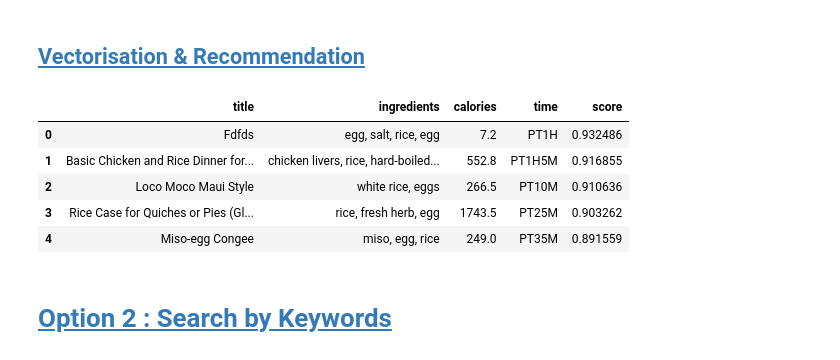
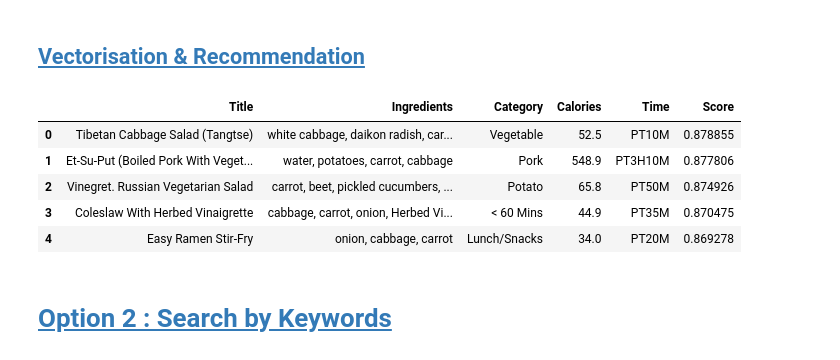
Before and after one commit to anupa-jayakody/Capstone_v3, a Jupyter notebook: Notebooks/Solution 1- Modeling(Word2Vec).ipynb, the cells around one changed output. Saved outputs shown, nothing was run; the diff lists cells and outputs as text; code cells hidden in the pictures.

```diff
--- a/Notebooks/Solution 1- Modeling(Word2Vec).ipynb
+++ b/Notebooks/Solution 1- Modeling(Word2Vec).ipynb
@@ -83,7 +83,7 @@ import string
 [nltk_data]   Package stopwords is already up-to-date!
 # %%
 #loading the cleaned dataset
-recipes = pd.read_csv('C:/Users/e312995/OneDrive - WESCO DISTRIBUTION/Documents/PERSONAL/BRAINSTATION/CAPSTONE/Datasets/recipes_cleaned.csv')
+recipes = pd.read_csv('../Docs/Datasets/recipes_cleaned.csv')
 # %%
 #checking
 recipes.shape
@@ -389,7 +382,7 @@ def recommender(user_input):
 
 
 
-            recommendation= pd.DataFrame( columns=['title','ingredients', 'calories', 'time', 'score'] ) #dataframe with columns
+            recommendation= pd.DataFrame( columns=['Title','Ingredients', 'Category', 'Calories', 'Time', 'Score'] ) #dataframe with columns
 
 
             for i in top_recipes: #defining the data for each recommendation
@@ -399,31 +392,34 @@ def recommender(user_input):
                 calories = recipes['Calories'].iloc[i]
                 time= recipes['TotalTime'].iloc[i]
                 ingredients = recipes['RecipeIngredientParts'].iloc[i]
+                category= recipes['RecipeCategory'].iloc[i]
                 score= cosine_similarities[0][i]
-                recommendation = recommendation.append(
-                                {'title': title,
-                                'ingredients': ingredients,
-                                'calories' : calories,
-                                'time' : time,
-                                'score': score},
-                                     ignore_index=True)
+
+                recommendation = pd.concat([recommendation,pd.DataFrame(
+                                    {'Title': [title],
+                                    'Ingredients': [ingredients],
+                                    'Category' : [category],
+                                    'Calories': [calories],
+                                     'Time': [time],
+                                     'Score': [score]})],
+                                        ignore_index=True)
 
 
 
 
     return recommendation
 # %%
-user_input = 'cheese', 'hamburger'
+user_input = 'cabbage', 'carrot'
 
 
 recommender(user_input)
 # %% [output]
-|  | title | ingredients | calories | time | score |
-| 0 | Fdfds | egg, salt, rice, egg | 7.2 | PT1H | 0.932486 |
-| 1 | Basic Chicken and Rice Dinner for... | chicken livers, rice, hard-boiled... | 552.8 | PT1H5M | 0.916855 |
-| 2 | Loco Moco Maui Style | white rice, eggs | 266.5 | PT10M | 0.910636 |
-| 3 | Rice Case for Quiches or Pies (Gl... | rice, fresh herb, egg | 1743.5 | PT25M | 0.903262 |
-| 4 | Miso-egg Congee | miso, egg, rice | 249.0 | PT35M | 0.891559 |
+|  | Title | Ingredients | Category | Calories | Time | Score |
+| 0 | Tibetan Cabbage Salad (Tangtse) | white cabbage, daikon radish, car... | Vegetable | 52.5 | PT10M | 0.878855 |
+| 1 | Et-Su-Put (Boiled Pork With Veget... | water, potatoes, carrot, cabbage | Pork | 548.9 | PT3H10M | 0.877806 |
+| 2 | Vinegret. Russian Vegetarian Salad | carrot, beet, pickled cucumbers, ... | Potato | 65.8 | PT50M | 0.874926 |
+| 3 | Coleslaw With Herbed Vinaigrette | cabbage, carrot, onion, Herbed Vi... | < 60 Mins | 44.9 | PT35M | 0.870475 |
+| 4 | Easy Ramen Stir-Fry | onion, cabbage, carrot | Lunch/Snacks | 34.0 | PT20M | 0.869278 |
 # %% [markdown]
 # <a id='toc3_'></a>[Option 2 : Search by Keywords](#toc0_)
 # %% [markdown]
```
Also changed, not shown: parts of 26 cells of this notebook.
